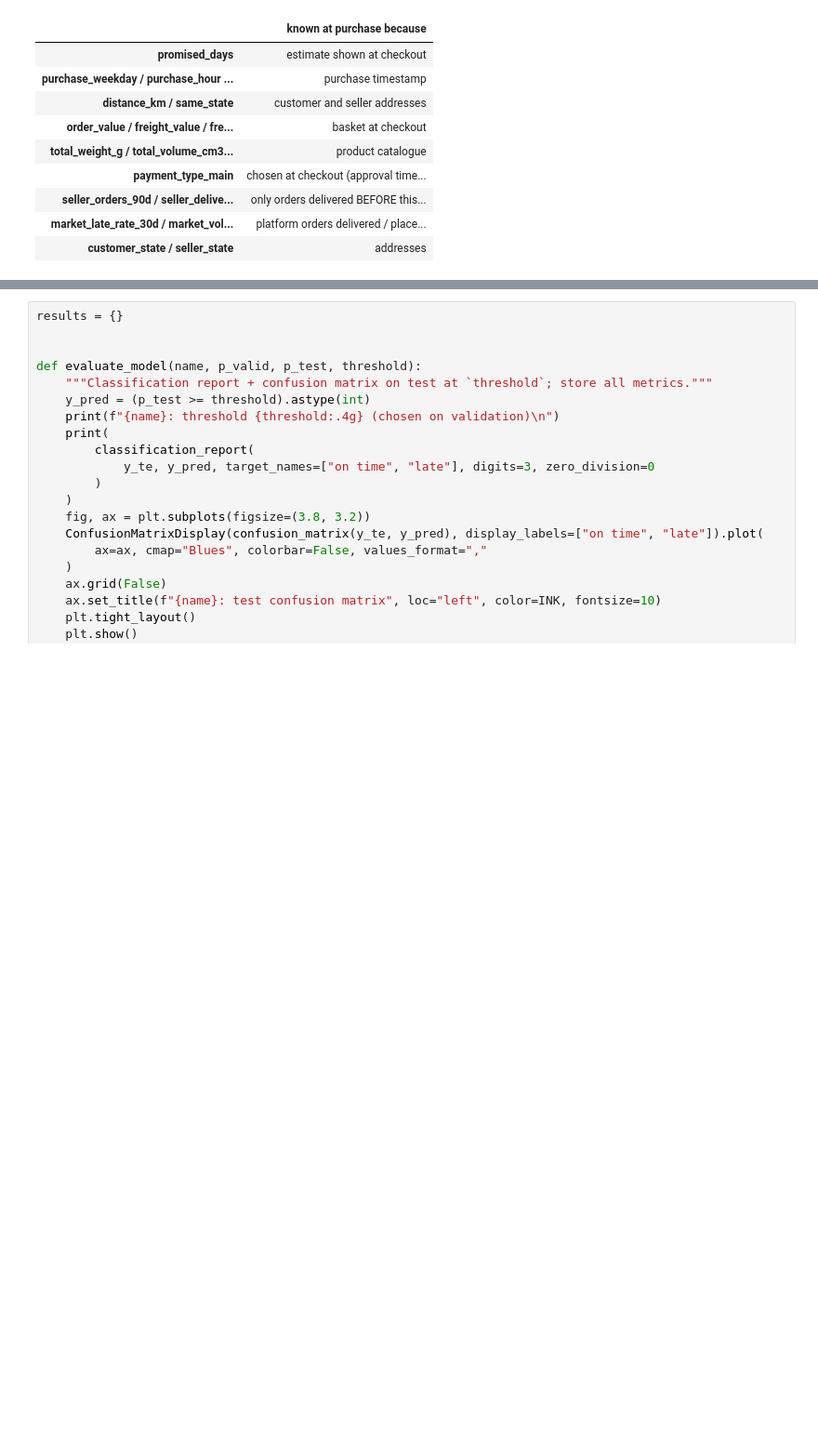
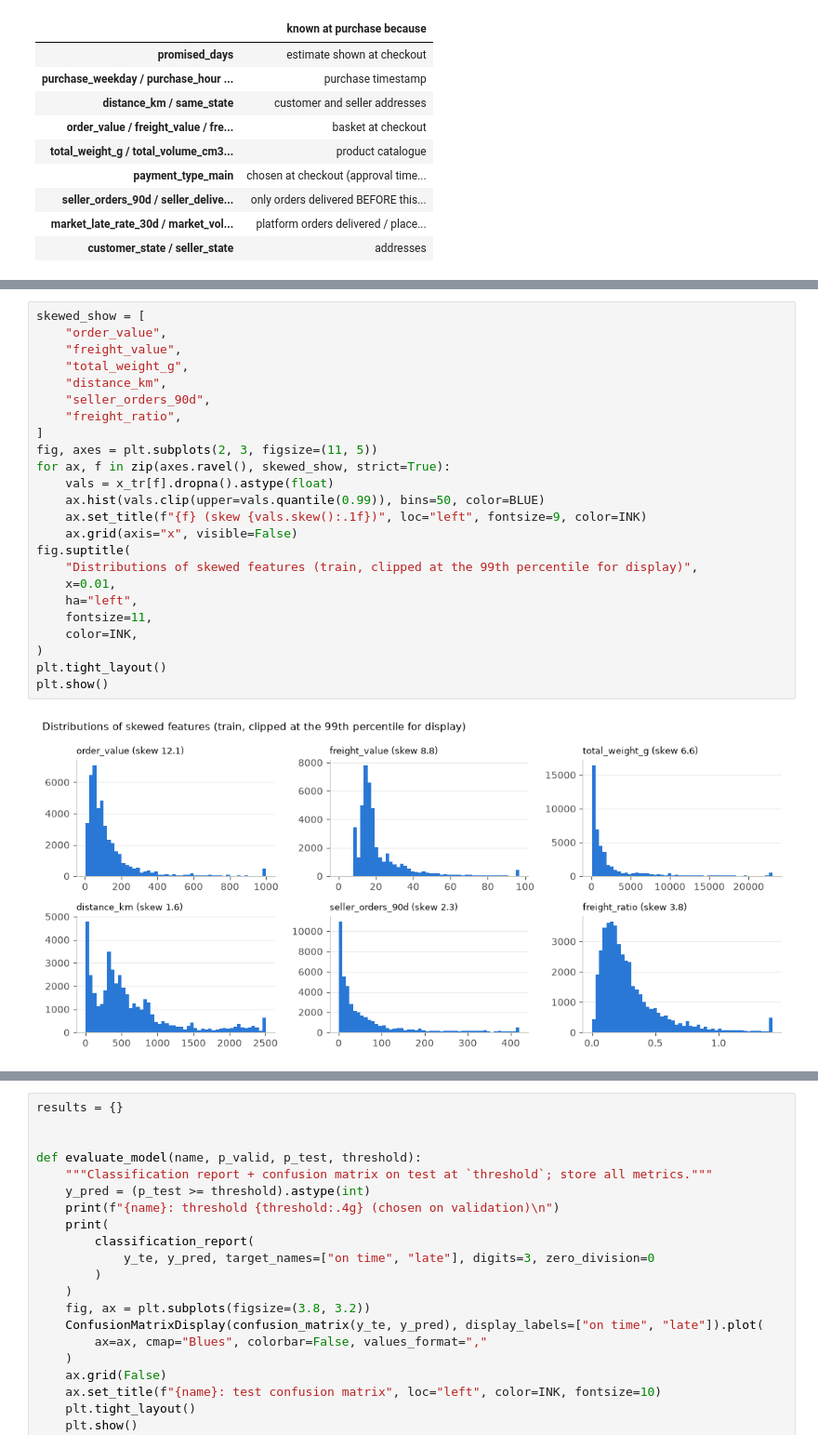
Before and after one commit to MasoodManzoorAhmed/ecommerce-customer-experience-analytics-with-GenAI, a Jupyter notebook: notebooks/02_late_delivery_model.ipynb, the cells around one changed output, grey strips where cells are left out. Shown at 93% size. Cells and saved outputs as stored; diff of their text form; blank space fills up the shorter version.

```diff
--- a/notebooks/02_late_delivery_model.ipynb
+++ b/notebooks/02_late_delivery_model.ipynb
@@ -171,0 +296,26 @@ forbidden (never used): ['approval_hours', 'approved_ts', 'delay_days', 'deliver
+# %%
+skewed_show = [
+    "order_value",
+    "freight_value",
+    "total_weight_g",
+    "distance_km",
+    "seller_orders_90d",
+    "freight_ratio",
+]
+fig, axes = plt.subplots(2, 3, figsize=(11, 5))
+for ax, f in zip(axes.ravel(), skewed_show, strict=True):
+    vals = x_tr[f].dropna().astype(float)
+    ax.hist(vals.clip(upper=vals.quantile(0.99)), bins=50, color=BLUE)
+    ax.set_title(f"{f} (skew {vals.skew():.1f})", loc="left", fontsize=9, color=INK)
+    ax.grid(axis="x", visible=False)
+fig.suptitle(
+    "Distributions of skewed features (train, clipped at the 99th percentile for display)",
+    x=0.01,
+    ha="left",
+    fontsize=11,
+    color=INK,
+)
+plt.tight_layout()
+plt.show()
+# %% [output]
+[figure, added]
```
Also changed, not shown: parts of 44 cells of this notebook, 8 other files.
